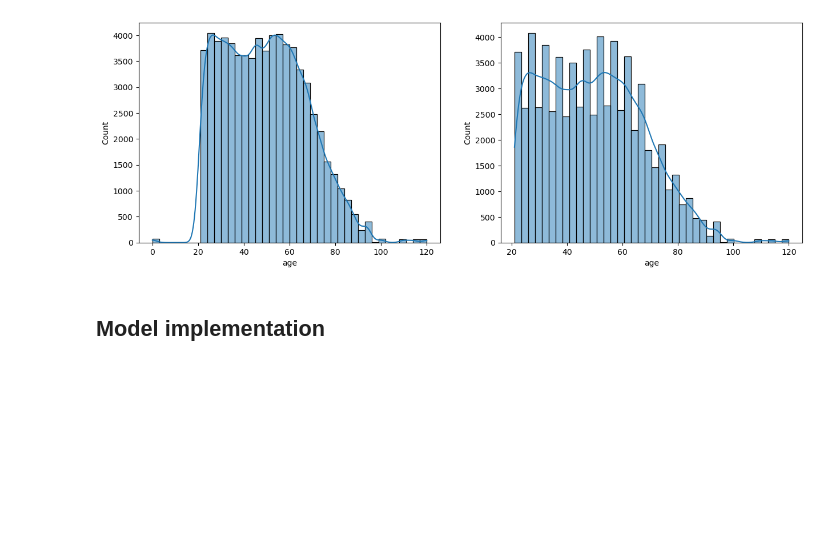
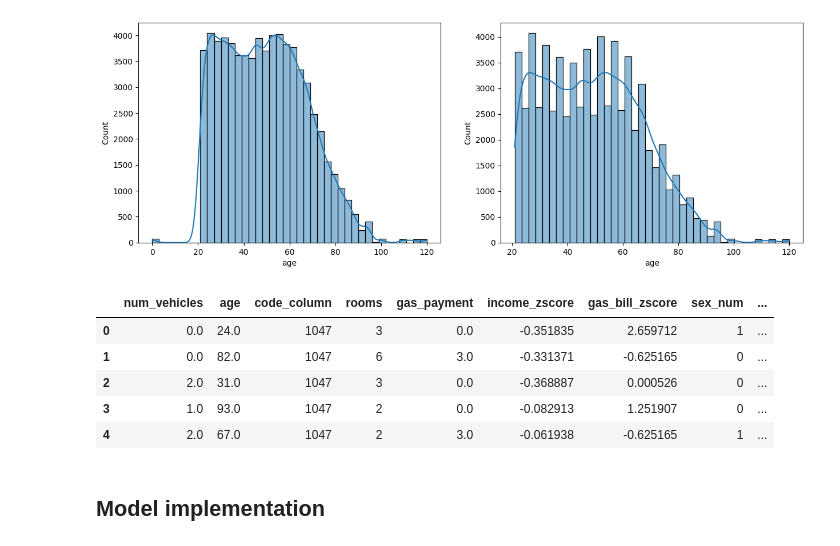
Before and after one commit to joaopecomonteiro/trabalho_ids, a Jupyter notebook: combined.ipynb, the cells around one changed output. Drawn from its saved outputs; the diff is of its cells as text; code cells hidden in the pictures; blank space fills up the shorter version.

```diff
--- a/combined.ipynb
+++ b/combined.ipynb
@@ -257,6 +348,7 @@ p-value: 2.063234625417495e-31
 # %%
-data.drop('rooms', axis=1, inplace=True)
-numerical_data.drop('rooms', axis=1, inplace=True)
+#p-value <= 0.5
+#data.drop('rooms', axis=1, inplace=True)
+#numerical_data.drop('rooms', axis=1, inplace=True)
 # %% [markdown]
 ## Feature engineering
 # %%
@@ -274,10 +366,10 @@ num_cols = data_knn.select_dtypes(include=['float64', 'int64']).columns.to_list(
 num_cols.remove('age')
 
 # Initialize the StandardScaler
-scaler = StandardScaler()
+#scaler = StandardScaler()#
 
 # Fit and transform the numerical data
-data_knn[num_cols] = scaler.fit_transform(data_knn[num_cols])
+#data_knn[num_cols] = scaler.fit_transform(data_knn[num_cols])
 # %%
-data_knn = pd.get_dummies(data_knn, drop_first=True)
-data_knn.head()
+#data_knn = pd.get_dummies(data_knn, drop_first=True)
+#data_knn.head()
@@ -331,5 +415,13 @@ plt.show()
 [figure]
 # %%
 data['age'] = imputed_data['age']
+data.head()
+# %% [output]
+|  | num_vehicles | age | code_column | rooms | gas_payment | income_zscore | gas_bill_zscore | sex_num | ... |
+| 0 | 0.0 | 24.0 | 1047 | 3 | 0.0 | -0.351835 | 2.659712 | 1 | ... |
+| 1 | 0.0 | 82.0 | 1047 | 6 | 3.0 | -0.331371 | -0.625165 | 0 | ... |
+| 2 | 2.0 | 31.0 | 1047 | 3 | 0.0 | -0.368887 | 0.000526 | 0 | ... |
+| 3 | 1.0 | 93.0 | 1047 | 2 | 0.0 | -0.082913 | 1.251907 | 0 | ... |
+| 4 | 2.0 | 67.0 | 1047 | 2 | 3.0 | -0.061938 | -0.625165 | 1 | ... |
 # %% [markdown]
 ## Model implementation
```
Also changed, not shown: parts of 14 cells of this notebook.
